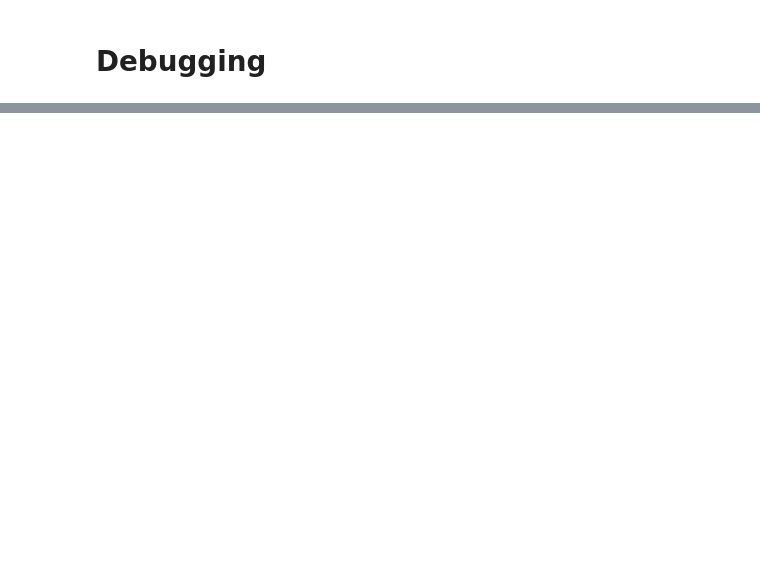
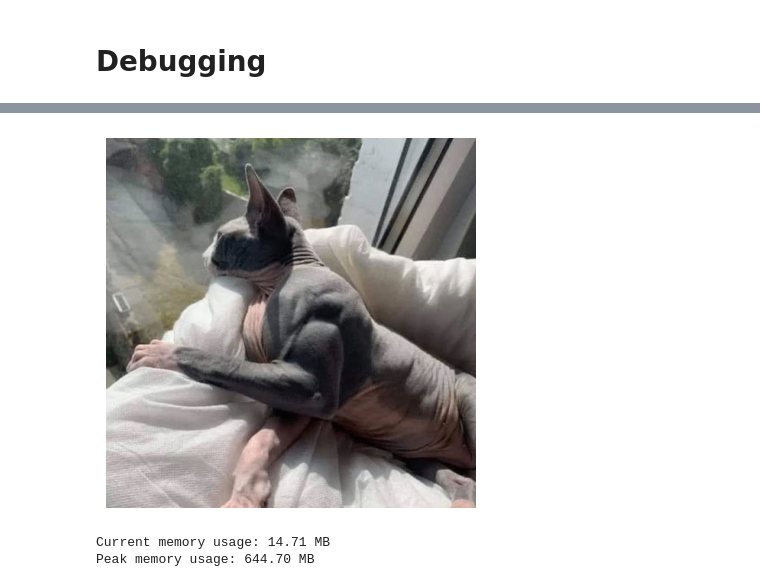
Before and after one commit to NTT1906/applied_math_lab_2, a Jupyter notebook: 23127255.ipynb, the cells around one changed output, grey strips where cells are left out. Saved outputs shown, nothing was run; the diff lists cells and outputs as text; code cells hidden in the pictures; blank space fills up the shorter version.

```diff
--- a/23127255.ipynb
+++ b/23127255.ipynb
@@ -301,0 +381,18 @@ def kmeans_sklearn(img_1d: np.ndarray, k_clusters: int, max_iter: int, init_cent
+# %%
+tracemalloc.start()
+img_path = 'cat.jpg'
+img = read_img(img_path)
+img_1d = convert_img_to_1d(img)
+img_centroids, img_labels = kmeans_o1(img_1d, k_clusters=3000, max_iter=1000, init_centroids='in_pixels')
+compressed_img = generate_2d_img(np.array(img).shape, img_centroids, img_labels)
+show_img(compressed_img)
+save_img(compressed_img, 'cat_1.png')
+current, peak = tracemalloc.get_traced_memory()  # Get current and peak memory usage
+tracemalloc.stop()  # Stop tracing memory
+
+print(f"Current memory usage: {current / 10**6:.2f} MB")
+print(f"Peak memory usage: {peak / 10**6:.2f} MB")
+# %% [output]
+[figure, added]
+Current memory usage: 14.71 MB
+Peak memory usage: 644.70 MB
```
Also changed, not shown: parts of 7 cells of this notebook, 6 other files.
